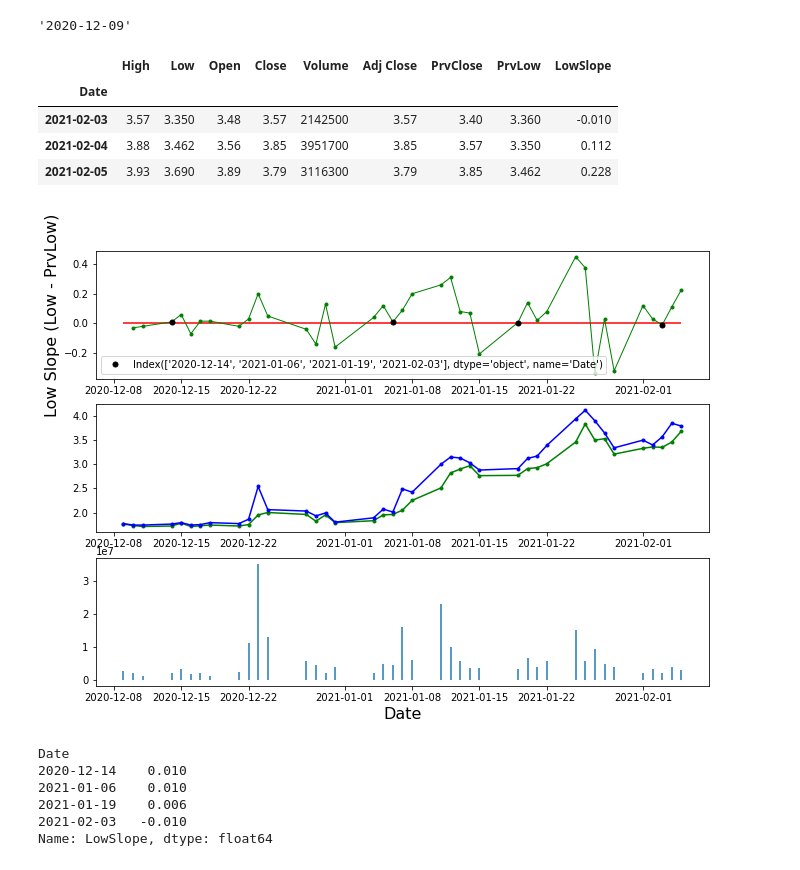
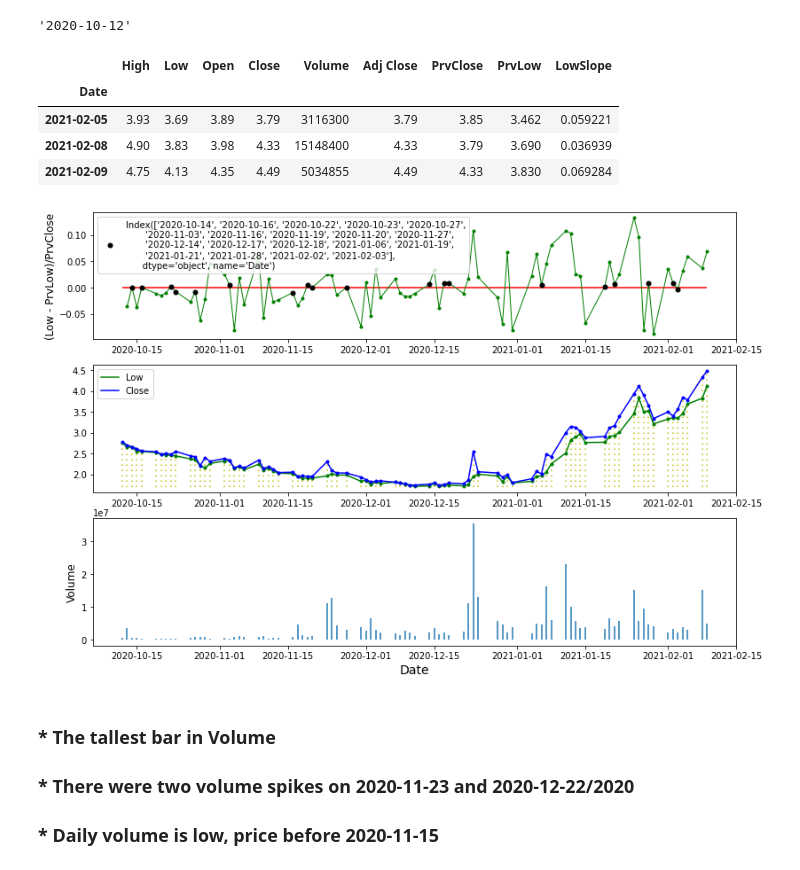
Before and after one commit to jbtwitt/jb-app, a Jupyter notebook: py/notebooks/plot-WATT.ipynb, the cells around one changed output. Cells and saved outputs as stored; diff of their text form; code cells hidden in the pictures.

```diff
--- a/py/notebooks/plot-WATT.ipynb
+++ b/py/notebooks/plot-WATT.ipynb
@@ -10,10 +11,10 @@ today
 # %%
 # get number of days earlier
-hqDays = 60
+hqDays = 120
 startDate = (datetime.now() + timedelta(days=-hqDays)).strftime(DateFormat)
 startDate
 # %% [output]
-'2020-12-09'
+'2020-10-12'
 # %%
 # download hq data
 symbol = 'WATT'
@@ -25,14 +26,15 @@ df = web.DataReader(symbol, data_source="yahoo", start=startDate, end=today)
 # add columns from 1 day earlier row
 df['PrvClose'] = df.Close.shift(1)
 df['PrvLow'] = df.Low.shift(1)
-df['LowSlope'] = df.Low - df.PrvLow
+#df['LowSlope'] = df.Low - df.PrvLow
+df['LowSlope'] = (df.Low - df.PrvLow) / df.PrvClose
 df.tail(3)
 # %% [output]
 |  | High | Low | Open | Close | Volume | Adj Close | PrvClose | PrvLow | LowSlope |
 | Date |  |  |  |  |  |  |  |  |  |
-| 2021-02-03 | 3.57 | 3.350 | 3.48 | 3.57 | 2142500 | 3.57 | 3.40 | 3.360 | -0.010 |
-| 2021-02-04 | 3.88 | 3.462 | 3.56 | 3.85 | 3951700 | 3.85 | 3.57 | 3.350 | 0.112 |
-| 2021-02-05 | 3.93 | 3.690 | 3.89 | 3.79 | 3116300 | 3.79 | 3.85 | 3.462 | 0.228 |
+| 2021-02-05 | 3.93 | 3.69 | 3.89 | 3.79 | 3116300 | 3.79 | 3.85 | 3.462 | 0.059221 |
+| 2021-02-08 | 4.90 | 3.83 | 3.98 | 4.33 | 15148400 | 4.33 | 3.79 | 3.690 | 0.036939 |
+| 2021-02-09 | 4.75 | 4.13 | 4.35 | 4.49 | 5034855 | 4.49 | 4.33 | 3.830 | 0.069284 |
 # %%
 # pandas built-in plot
 #df.LowSlope.plot()
@@ -42,39 +41,39 @@ import matplotlib.pyplot as plt
 # %%
-plt.figure(figsize=[11, 8]) # width and height in inches
-plt.title('Low Slope List', fontsize=18)
+plt.figure(figsize=[13, 9]) # width and height in inches
+plt.title('Low Slope Distribution', fontsize=18)
 
 plt.subplot(311)
 #plt.plot(range(df.shape[0]), df.LowSlope, 'g', linewidth=1)
 #plt.hlines(0, 0, df.shape[0], colors='r')
 plt.plot(df.LowSlope, color='g', linewidth=1)
 plt.plot(df.LowSlope, 'go', markersize=3)
 plt.hlines(0, df.index[0], df.index[df.shape[0]-1], colors='r')
 
 #markerData = df.LowSlope[df.LowSlope.isin([0])] # marker where slope = 0
-markerData = df.LowSlope[abs(df.LowSlope) <= 0.01]
+markerData = df.LowSlope[abs(df.LowSlope) < 0.01] # less than 1%
 plt.plot(markerData, 'ko', markersize=5, label="%s" % markerData.index.strftime(DateFormat))
-plt.legend(loc='best')
-plt.ylabel('Low Slope (Low - PrvLow)', fontsize=16)
+plt.legend(loc='upper left')
+plt.ylabel('(Low - PrvLow)/PrvClose', fontsize=12)
 
 plt.subplot(312)
-plt.plot(df.Low, color='g')
+plt.plot(df.Low, color='g', label="Low")
 plt.plot(df.Low, 'go', markersize=3)
-plt.plot(df.Close, color='b')
+plt.plot(df.Close, color='b', label="Close")
 plt.plot(df.Close, 'bo', markersize=3)
+plt.vlines(df.index, 1.7, df.Close, color="y", linestyle=(0, (1, 3)))#'dotted'
+plt.legend(loc="upper left")
 
 plt.subplot(313)
 plt.vlines(df.index, 1000, df.Volume)
+plt.ylabel('Volume', fontsize=12)
 
-plt.xlabel('Date', fontsize=16)
+plt.xlabel('Date', fontsize=14)
 plt.show()
 # %% [output]
-[figure, old version]
+[figure, new version]
+# %% [markdown]
+### * The tallest bar in Volume
+### * There were two volume spikes on 2020-11-23 and 2020-12-22/2020
+### * Daily volume is low, price  before 2020-11-15
 # %%
 df.LowSlope[abs(df.LowSlope) <= 0.01]
-# %% [output]
-Date
-2020-12-14    0.010
-2021-01-06    0.010
-2021-01-19    0.006
-2021-02-03   -0.010
-Name: LowSlope, dtype: float64
```
Also changed, not shown: parts of 2 cells of this notebook, 1 other file.
